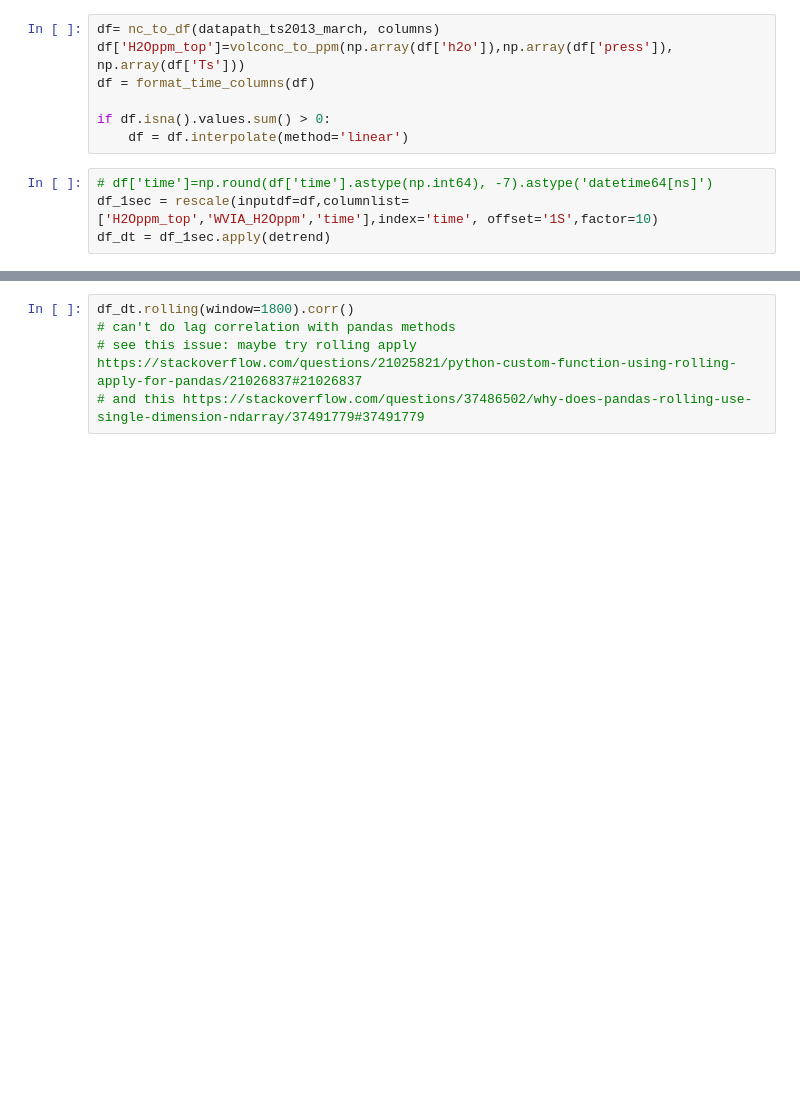
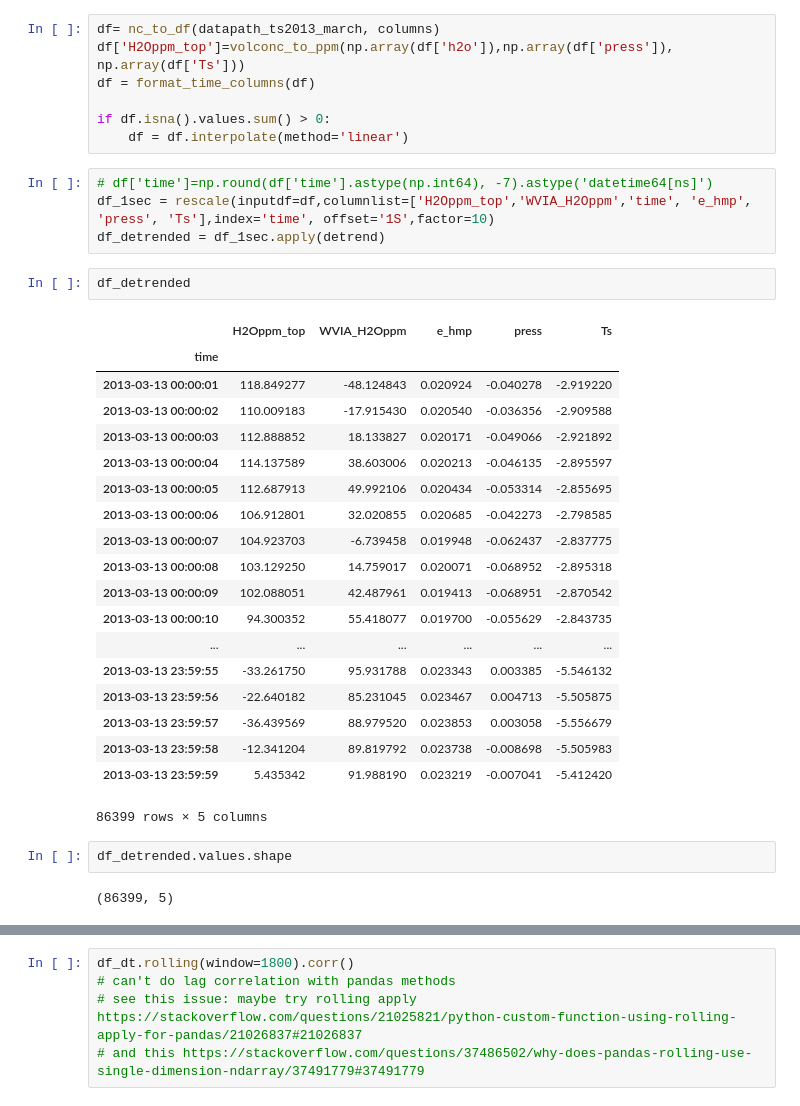
Before and after one commit to rbavery/isoflux, a Jupyter notebook: notebooks/dataexplore.ipynb, the cells around one changed output, grey strips where cells are left out. Saved outputs shown, nothing was run; the diff lists cells and outputs as text; blank space fills up the shorter version.

```diff
--- a/notebooks/dataexplore.ipynb
+++ b/notebooks/dataexplore.ipynb
@@ -167,8 +167,34 @@ if df.isna().values.sum() > 0:
     df = df.interpolate(method='linear')
 # %%
 # df['time']=np.round(df['time'].astype(np.int64), -7).astype('datetime64[ns]')
-df_1sec = rescale(inputdf=df,columnlist=['H2Oppm_top','WVIA_H2Oppm','time'],index='time', offset='1S',factor=10)
-df_dt = df_1sec.apply(detrend)
+df_1sec = rescale(inputdf=df,columnlist=['H2Oppm_top','WVIA_H2Oppm','time', 'e_hmp', 'press', 'Ts'],index='time', offset='1S',factor=10)
+df_detrended = df_1sec.apply(detrend)
+# %%
+df_detrended
+# %% [output]
+|  | H2Oppm_top | WVIA_H2Oppm | e_hmp | press | Ts |
+| time |  |  |  |  |  |
+| 2013-03-13 00:00:01 | 118.849277 | -48.124843 | 0.020924 | -0.040278 | -2.919220 |
+| 2013-03-13 00:00:02 | 110.009183 | -17.915430 | 0.020540 | -0.036356 | -2.909588 |
+| 2013-03-13 00:00:03 | 112.888852 | 18.133827 | 0.020171 | -0.049066 | -2.921892 |
+| 2013-03-13 00:00:04 | 114.137589 | 38.603006 | 0.020213 | -0.046135 | -2.895597 |
+| 2013-03-13 00:00:05 | 112.687913 | 49.992106 | 0.020434 | -0.053314 | -2.855695 |
+| 2013-03-13 00:00:06 | 106.912801 | 32.020855 | 0.020685 | -0.042273 | -2.798585 |
+| 2013-03-13 00:00:07 | 104.923703 | -6.739458 | 0.019948 | -0.062437 | -2.837775 |
+| 2013-03-13 00:00:08 | 103.129250 | 14.759017 | 0.020071 | -0.068952 | -2.895318 |
+| 2013-03-13 00:00:09 | 102.088051 | 42.487961 | 0.019413 | -0.068951 | -2.870542 |
+| 2013-03-13 00:00:10 | 94.300352 | 55.418077 | 0.019700 | -0.055629 | -2.843735 |
+| ... | ... | ... | ... | ... | ... |
+| 2013-03-13 23:59:55 | -33.261750 | 95.931788 | 0.023343 | 0.003385 | -5.546132 |
+| 2013-03-13 23:59:56 | -22.640182 | 85.231045 | 0.023467 | 0.004713 | -5.505875 |
+| 2013-03-13 23:59:57 | -36.439569 | 88.979520 | 0.023853 | 0.003058 | -5.556679 |
+| 2013-03-13 23:59:58 | -12.341204 | 89.819792 | 0.023738 | -0.008698 | -5.505983 |
+| 2013-03-13 23:59:59 | 5.435342 | 91.988190 | 0.023219 | -0.007041 | -5.412420 |
+86399 rows × 5 columns
+# %%
+df_detrended.values.shape
+# %% [output]
+(86399, 5)
 # %%
 from numpy.lib.stride_tricks import as_strided as strided
 # https://stackoverflow.com/questions/37447347/dataframe-representation-of-a-rolling-window/41406783#41406783
```
Also changed, not shown: parts of 12 cells of this notebook, 3 other files.
